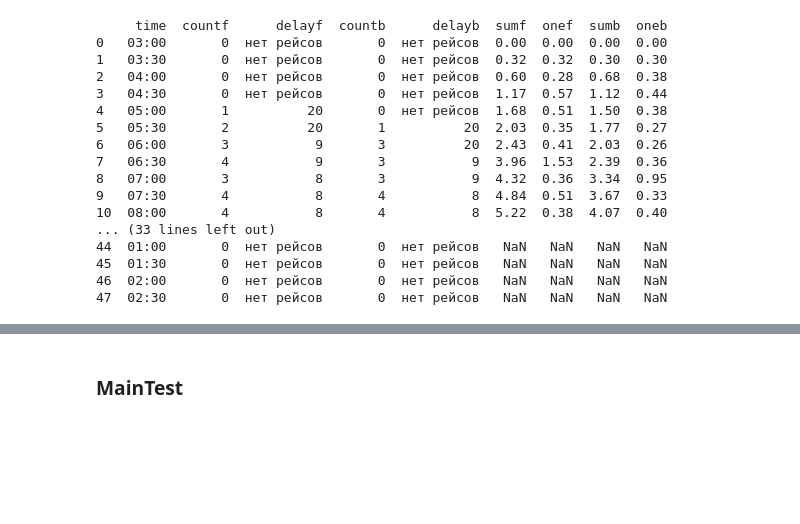
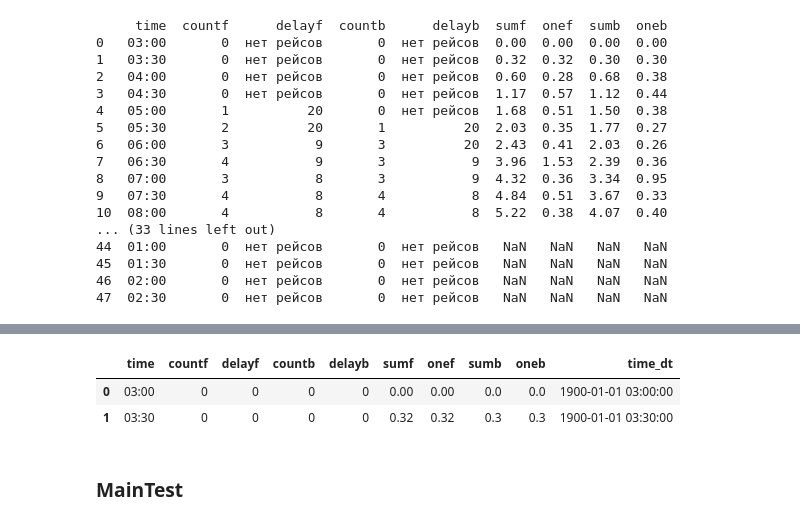
Before and after one commit to TrianderVad/practiceTimetable, a Jupyter notebook: raspisanie.ipynb, the cells around one changed output, grey strips where cells are left out. Drawn from its saved outputs; the diff is of its cells as text; code cells hidden in the pictures; blank space fills up the shorter version.

```diff
--- a/raspisanie.ipynb
+++ b/raspisanie.ipynb
@@ -55,3 +57,7 @@ print(df_timetable.head(50))
 45  01:30       0  нет рейсов       0  нет рейсов   NaN   NaN   NaN   NaN
 46  02:00       0  нет рейсов       0  нет рейсов   NaN   NaN   NaN   NaN
 47  02:30       0  нет рейсов       0  нет рейсов   NaN   NaN   NaN   NaN
+# %%
+#Переведем время в datetime
+df_timetable["time_dt"] = df_timetable["time"].apply(lambda x: pd.to_datetime(x, format= "%H:%M"))
+print(df_timetable["time_dt"].head(5))
@@ -58,3 +71,12 @@ print(df_timetable.head(50))
+# %%
+#Заменим нет рейсов на 0
+df_timetable.loc[df_timetable["delayf"] == "нет рейсов", "delayf"] = 0
+df_timetable.loc[df_timetable["delayb"] == "нет рейсов", "delayb"] = 0
+df_timetable.head(2)
+# %% [output]
+|  | time | countf | delayf | countb | delayb | sumf | onef | sumb | oneb | time_dt |
+| 0 | 03:00 | 0 | 0 | 0 | 0 | 0.00 | 0.00 | 0.0 | 0.0 | 1900-01-01 03:00:00 |
+| 1 | 03:30 | 0 | 0 | 0 | 0 | 0.32 | 0.32 | 0.3 | 0.3 | 1900-01-01 03:30:00 |
 # %% [markdown]
 ### MainTest
 # %%
```
Also changed, not shown: parts of 11 cells of this notebook, 1 other file.
